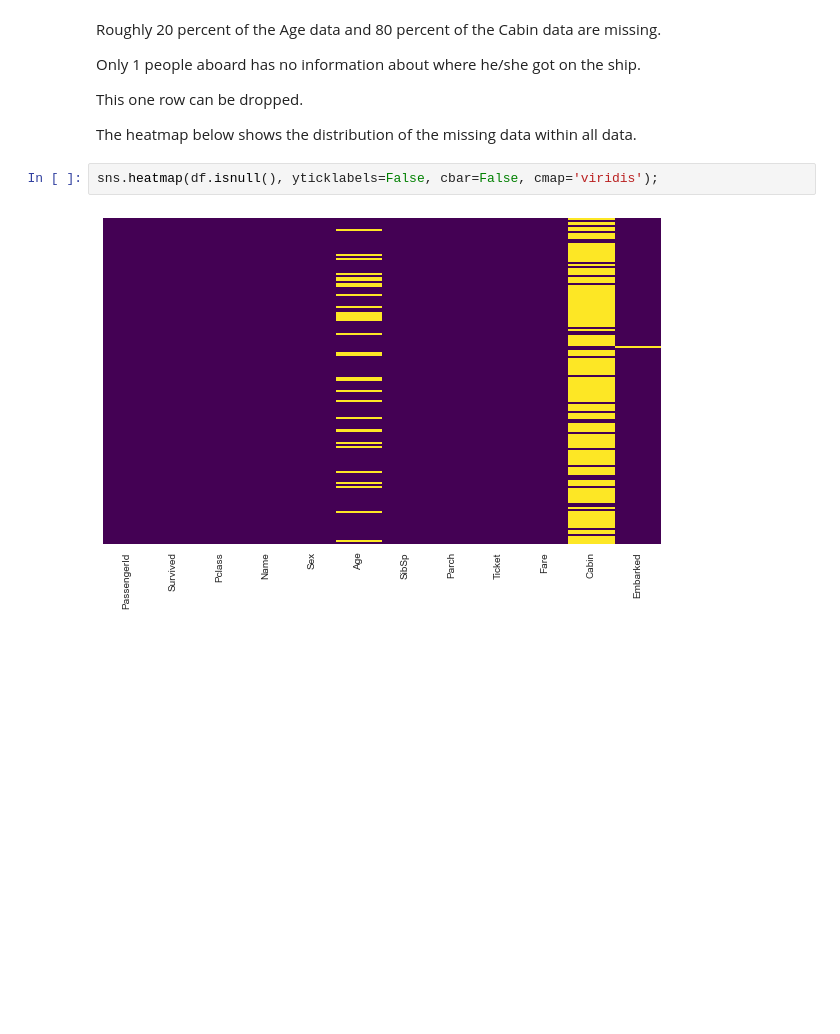
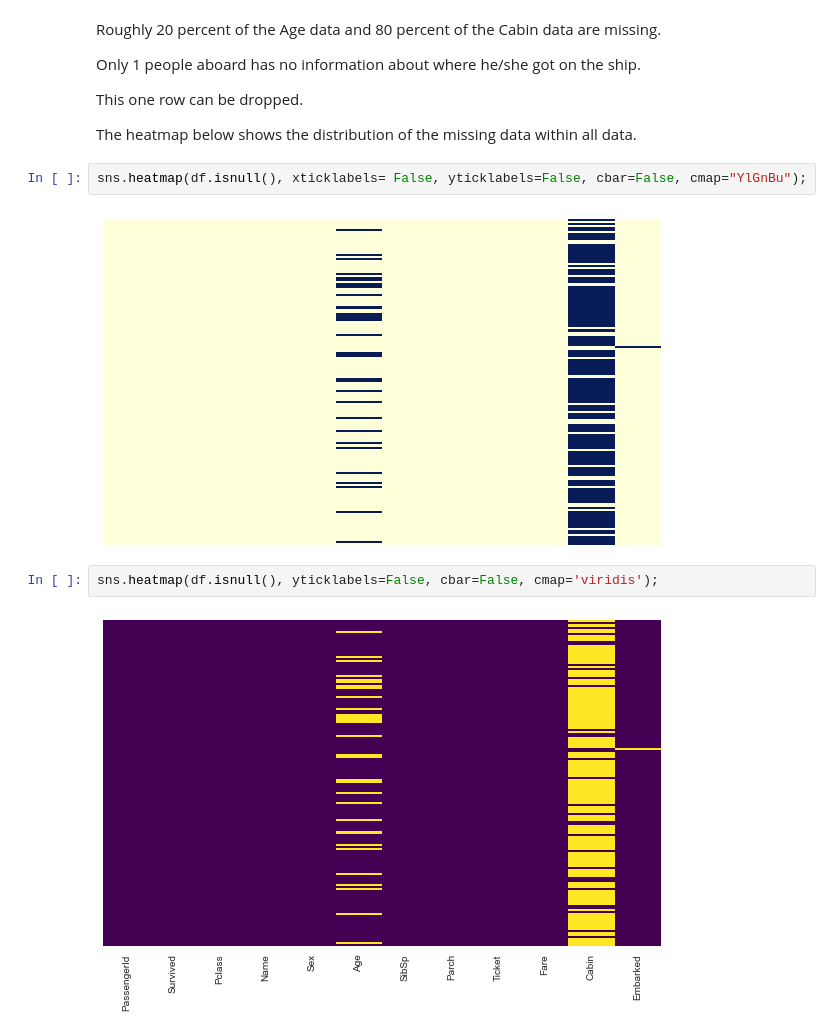
Before and after one commit to ilknurozcelik/DA_PANDAS, a Jupyter notebook: DAwPy_S12_(Recap_EDA_on_Titanic_Dataset)-ilknur.ipynb, the cells around one changed output. Saved outputs shown, nothing was run; the diff lists cells and outputs as text; blank space fills up the shorter version.

```diff
--- a/DAwPy_S12_(Recap_EDA_on_Titanic_Dataset)-ilknur.ipynb
+++ b/DAwPy_S12_(Recap_EDA_on_Titanic_Dataset)-ilknur.ipynb
@@ -154,6 +212,10 @@ Only 1 people aboard has no information about where he/she got on the ship.
 This one row can be dropped.
 
 The heatmap below shows the distribution of the missing data within all data.
+# %%
+sns.heatmap(df.isnull(), xticklabels= False, yticklabels=False, cbar=False, cmap="YlGnBu");
+# %% [output]
+[figure, added]
 # %%
 sns.heatmap(df.isnull(), yticklabels=False, cbar=False, cmap='viridis');
 # %% [output]
```
Also changed, not shown: parts of 39 cells of this notebook, 10 other files.
